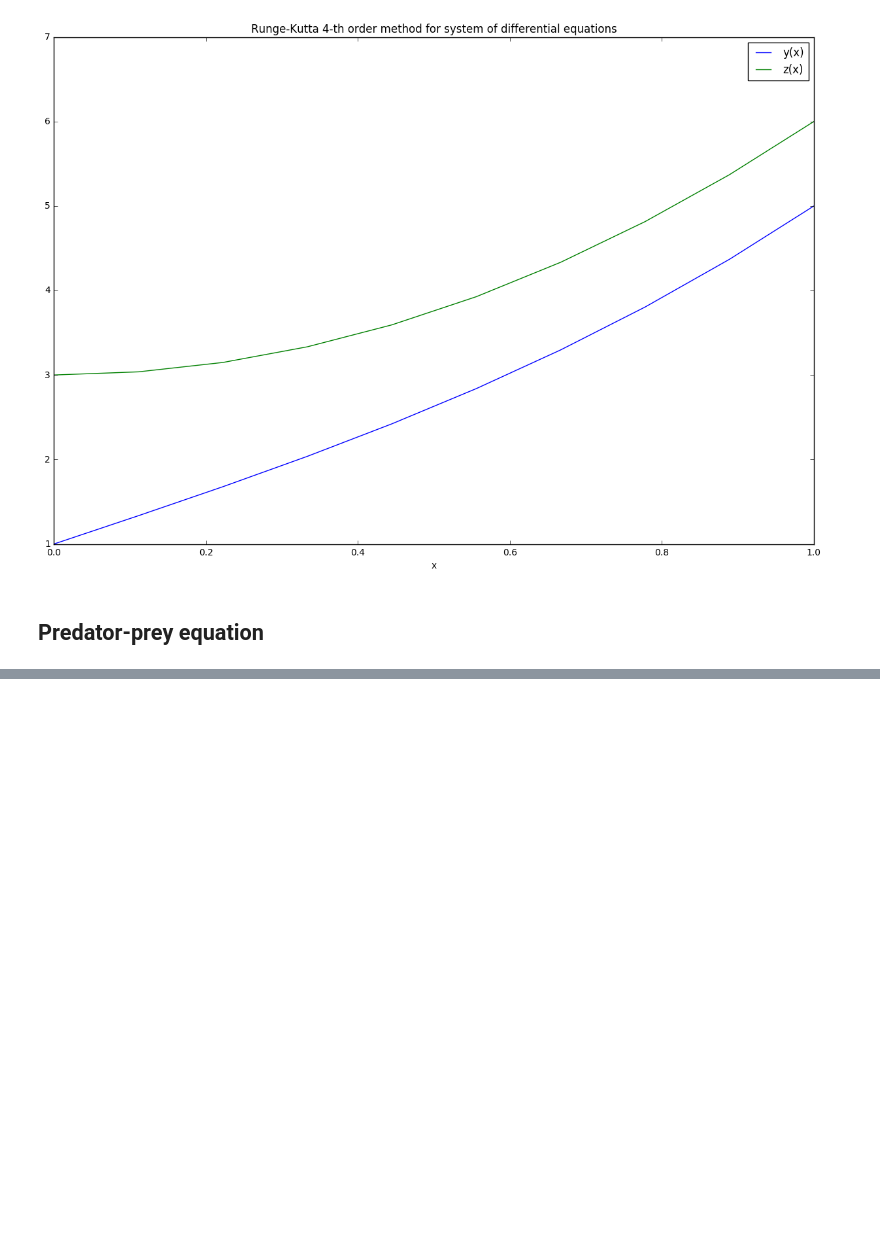
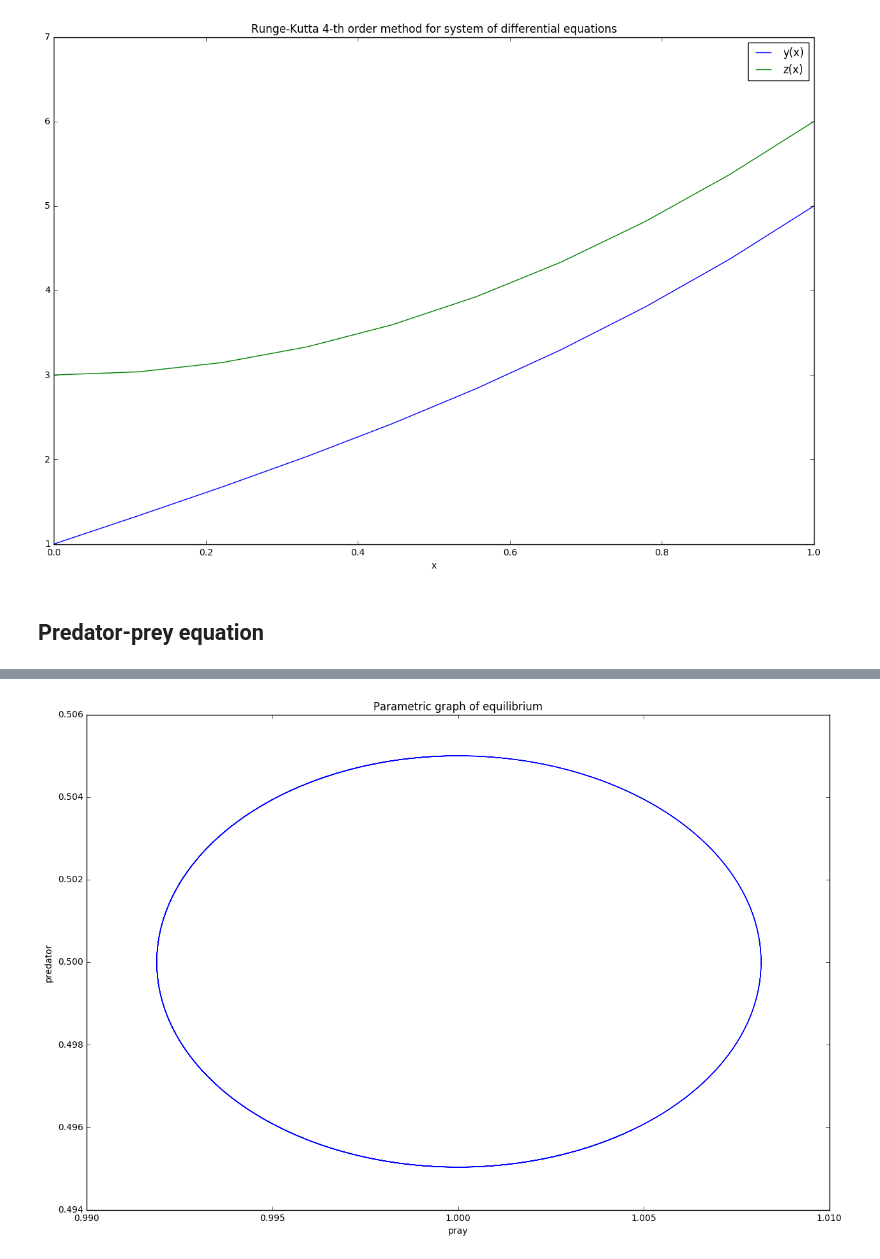
Before and after one commit to lionell/labs, a Jupyter notebook: num_methods/second/lab2.ipynb, the cells around one changed output, grey strips where cells are left out. Saved outputs shown, nothing was run; the diff lists cells and outputs as text; code cells hidden in the pictures; blank space fills up the shorter version.

```diff
--- a/num_methods/second/lab2.ipynb
+++ b/num_methods/second/lab2.ipynb
@@ -173,0 +207,9 @@ plt.show()
+# %%
+plt.figure(figsize=(15, 10))
+plt.plot(z[:, 0], z[:, 1])
+plt.xlabel('pray')
+plt.ylabel('predator')
+plt.title('Parametric graph of equilibrium')
+plt.show()
+# %% [output]
+[figure, added]
```
Also changed, not shown: parts of 8 cells of this notebook.
